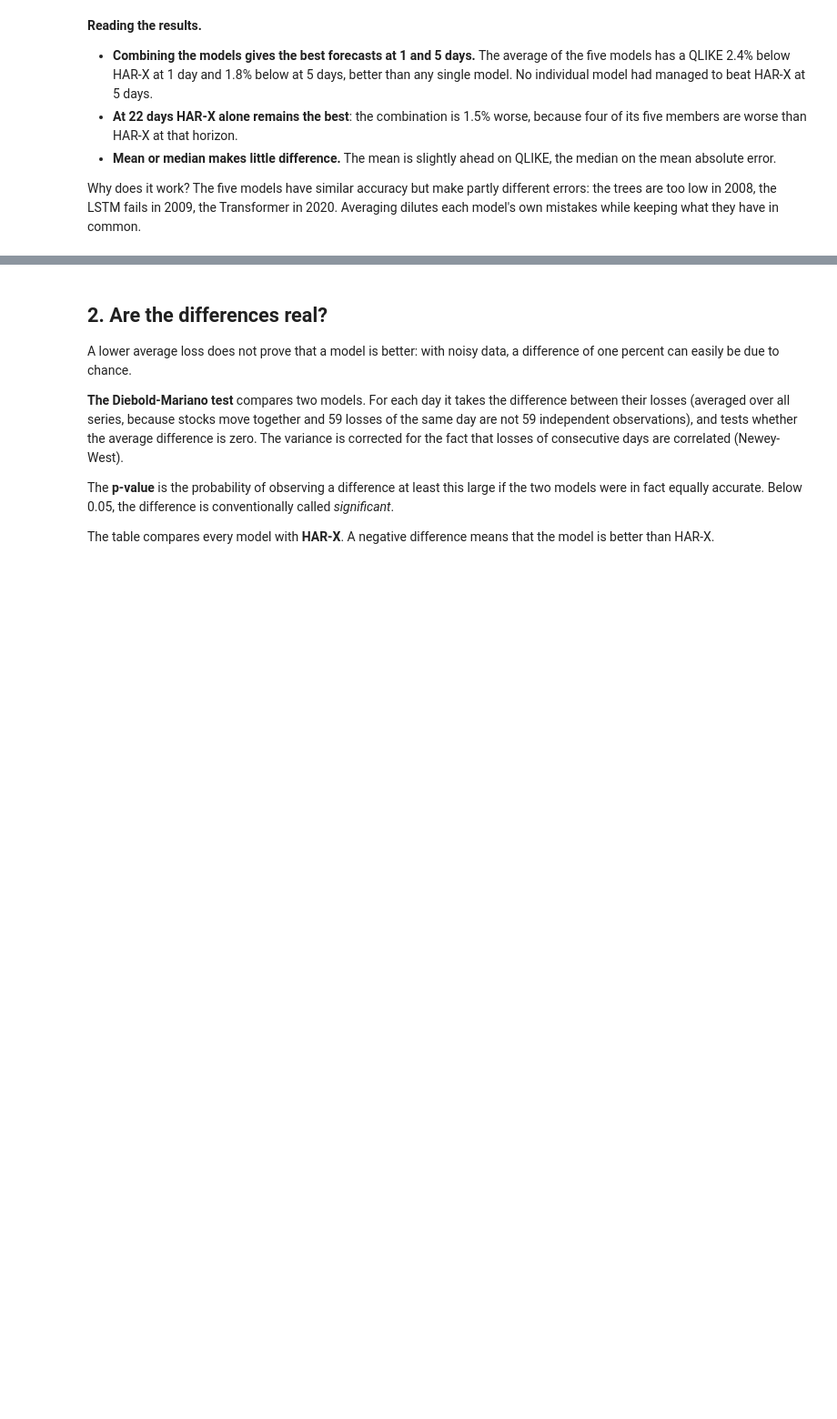
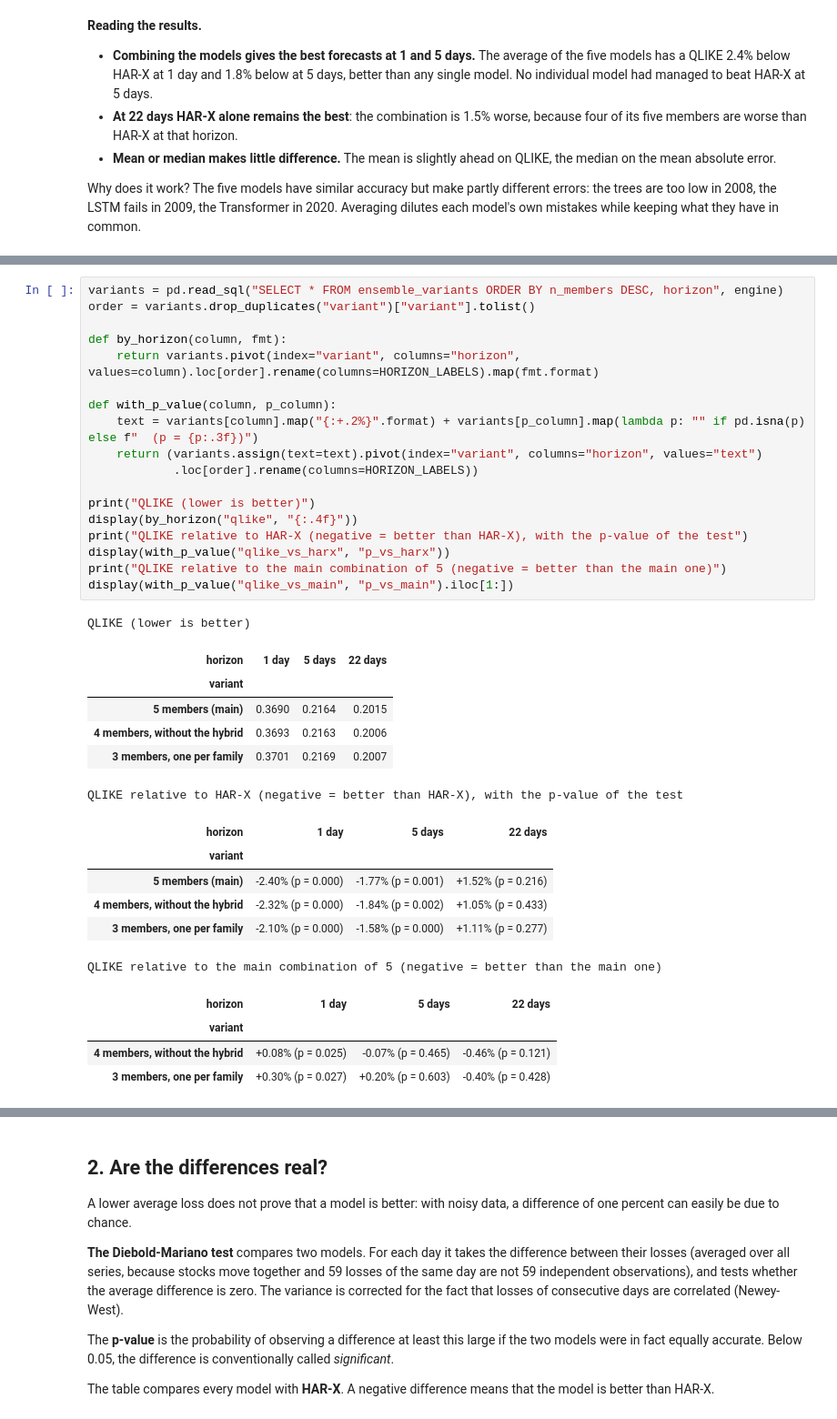
Before and after one commit to vinhdang111/european-volatility-forecasting, a Jupyter notebook: notebooks/08_model_comparison.ipynb, the cells around one changed output, grey strips where cells are left out. Shown at 91% size. Cells and saved outputs as stored; diff of their text form; blank space fills up the shorter version.

Commit message:
Add model comparison: statistical tests, ablation, ensembles

```diff
--- a/notebooks/08_model_comparison.ipynb
+++ b/notebooks/08_model_comparison.ipynb
@@ -129,0 +141,36 @@ Why does it work? The five models have similar accuracy but make partly differen
+# %%
+variants = pd.read_sql("SELECT * FROM ensemble_variants ORDER BY n_members DESC, horizon", engine)
+order = variants.drop_duplicates("variant")["variant"].tolist()
+
+def by_horizon(column, fmt):
+    return variants.pivot(index="variant", columns="horizon", values=column).loc[order].rename(columns=HORIZON_LABELS).map(fmt.format)
+
+def with_p_value(column, p_column):
+    text = variants[column].map("{:+.2%}".format) + variants[p_column].map(lambda p: "" if pd.isna(p) else f"  (p = {p:.3f})")
+    return (variants.assign(text=text).pivot(index="variant", columns="horizon", values="text")
+            .loc[order].rename(columns=HORIZON_LABELS))
+
+print("QLIKE (lower is better)")
+display(by_horizon("qlike", "{:.4f}"))
+print("QLIKE relative to HAR-X (negative = better than HAR-X), with the p-value of the test")
+display(with_p_value("qlike_vs_harx", "p_vs_harx"))
+print("QLIKE relative to the main combination of 5 (negative = better than the main one)")
+display(with_p_value("qlike_vs_main", "p_vs_main").iloc[1:])
+# %% [output]
+QLIKE (lower is better)
+| horizon | 1 day | 5 days | 22 days |
+| variant |  |  |  |
+| 5 members (main) | 0.3690 | 0.2164 | 0.2015 |
+| 4 members, without the hybrid | 0.3693 | 0.2163 | 0.2006 |
+| 3 members, one per family | 0.3701 | 0.2169 | 0.2007 |
+QLIKE relative to HAR-X (negative = better than HAR-X), with the p-value of the test
+| horizon | 1 day | 5 days | 22 days |
+| variant |  |  |  |
+| 5 members (main) | -2.40% (p = 0.000) | -1.77% (p = 0.001) | +1.52% (p = 0.216) |
+| 4 members, without the hybrid | -2.32% (p = 0.000) | -1.84% (p = 0.002) | +1.05% (p = 0.433) |
+| 3 members, one per family | -2.10% (p = 0.000) | -1.58% (p = 0.000) | +1.11% (p = 0.277) |
+QLIKE relative to the main combination of 5 (negative = better than the main one)
+| horizon | 1 day | 5 days | 22 days |
+| variant |  |  |  |
+| 4 members, without the hybrid | +0.08% (p = 0.025) | -0.07% (p = 0.465) | -0.46% (p = 0.121) |
+| 3 members, one per family | +0.30% (p = 0.027) | +0.20% (p = 0.603) | -0.40% (p = 0.428) |
```
Also changed, not shown: parts of 3 cells of this notebook, 6 other files.
